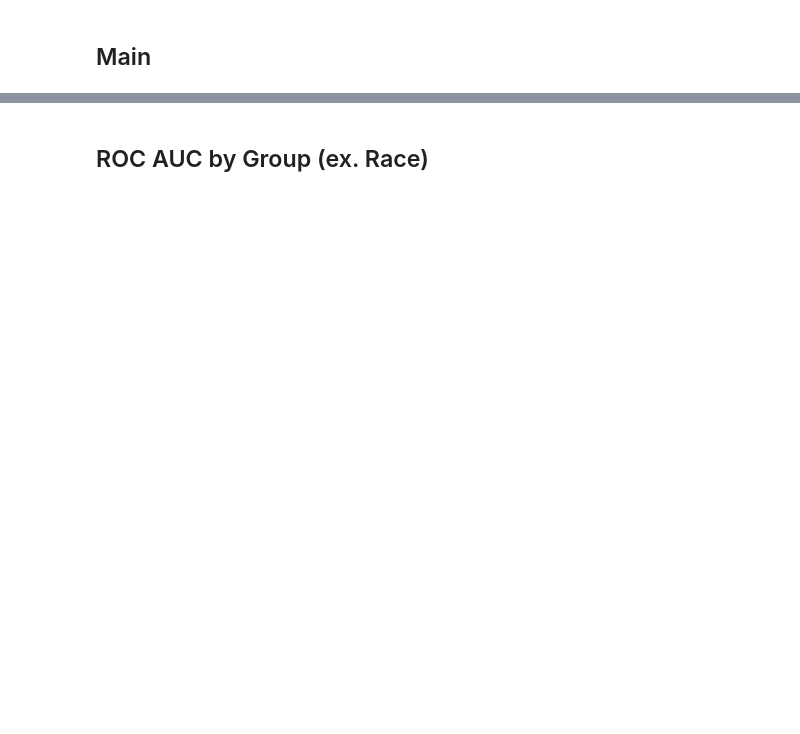
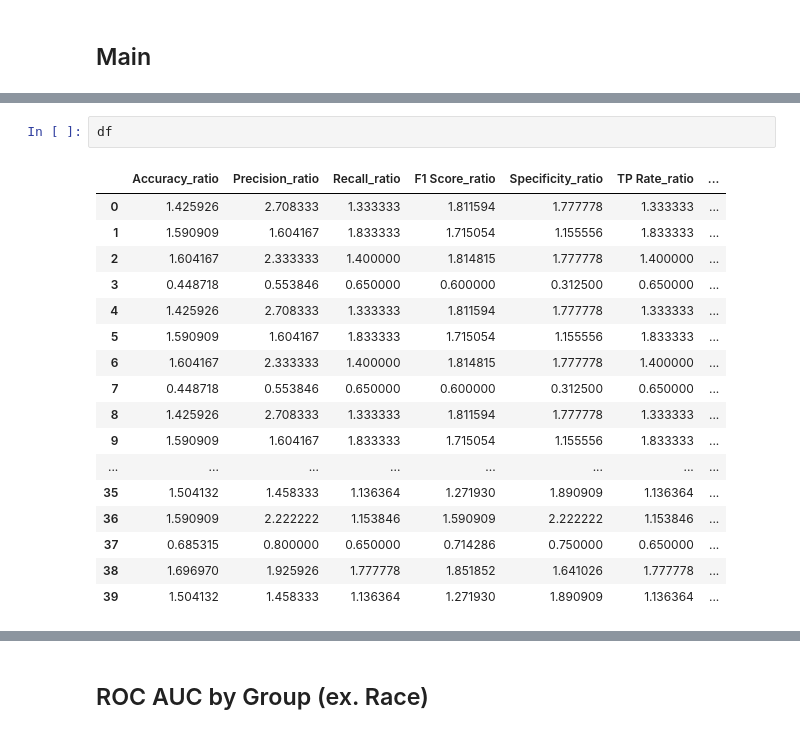
Before and after one commit to uclamii/equiboots_docs, a Jupyter notebook: notebooks/equi_boots_plots.ipynb, the cells around one changed output, grey strips where cells are left out. Drawn from its saved outputs; the diff is of its cells as text; blank space fills up the shorter version.

```diff
--- a/notebooks/equi_boots_plots.ipynb
+++ b/notebooks/equi_boots_plots.ipynb
@@ -55,0 +98,20 @@ Groups created
+# %%
+df
+# %% [output]
+|  | Accuracy_ratio | Precision_ratio | Recall_ratio | F1 Score_ratio | Specificity_ratio | TP Rate_ratio | ... |
+| 0 | 1.425926 | 2.708333 | 1.333333 | 1.811594 | 1.777778 | 1.333333 | ... |
+| 1 | 1.590909 | 1.604167 | 1.833333 | 1.715054 | 1.155556 | 1.833333 | ... |
+| 2 | 1.604167 | 2.333333 | 1.400000 | 1.814815 | 1.777778 | 1.400000 | ... |
+| 3 | 0.448718 | 0.553846 | 0.650000 | 0.600000 | 0.312500 | 0.650000 | ... |
+| 4 | 1.425926 | 2.708333 | 1.333333 | 1.811594 | 1.777778 | 1.333333 | ... |
+| 5 | 1.590909 | 1.604167 | 1.833333 | 1.715054 | 1.155556 | 1.833333 | ... |
+| 6 | 1.604167 | 2.333333 | 1.400000 | 1.814815 | 1.777778 | 1.400000 | ... |
+| 7 | 0.448718 | 0.553846 | 0.650000 | 0.600000 | 0.312500 | 0.650000 | ... |
+| 8 | 1.425926 | 2.708333 | 1.333333 | 1.811594 | 1.777778 | 1.333333 | ... |
+| 9 | 1.590909 | 1.604167 | 1.833333 | 1.715054 | 1.155556 | 1.833333 | ... |
+| ... | ... | ... | ... | ... | ... | ... | ... |
+| 35 | 1.504132 | 1.458333 | 1.136364 | 1.271930 | 1.890909 | 1.136364 | ... |
+| 36 | 1.590909 | 2.222222 | 1.153846 | 1.590909 | 2.222222 | 1.153846 | ... |
+| 37 | 0.685315 | 0.800000 | 0.650000 | 0.714286 | 0.750000 | 0.650000 | ... |
+| 38 | 1.696970 | 1.925926 | 1.777778 | 1.851852 | 1.641026 | 1.777778 | ... |
+| 39 | 1.504132 | 1.458333 | 1.136364 | 1.271930 | 1.890909 | 1.136364 | ... |
```
Also changed, not shown: parts of 7 cells of this notebook, 3 other files.
